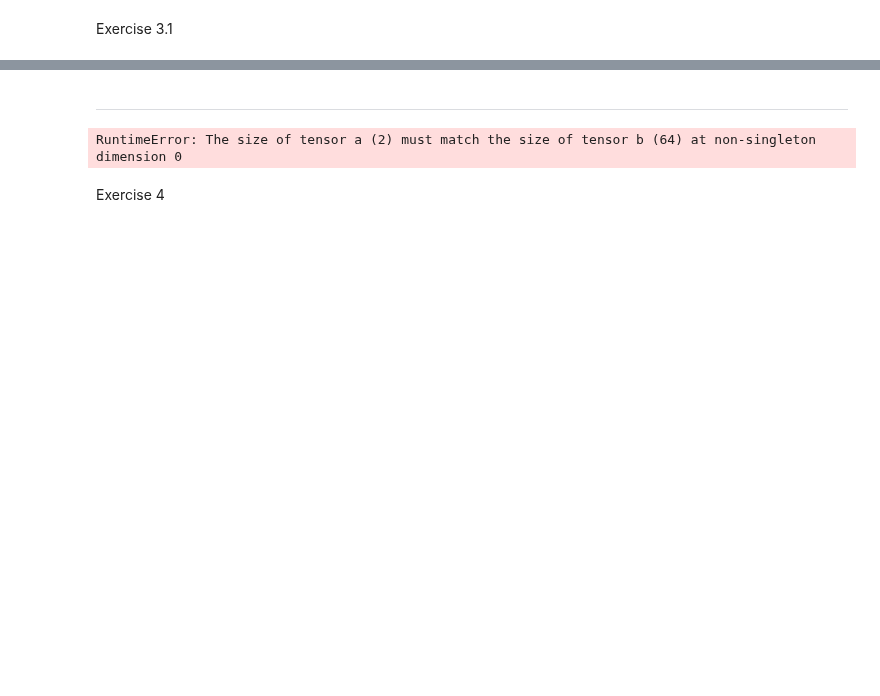
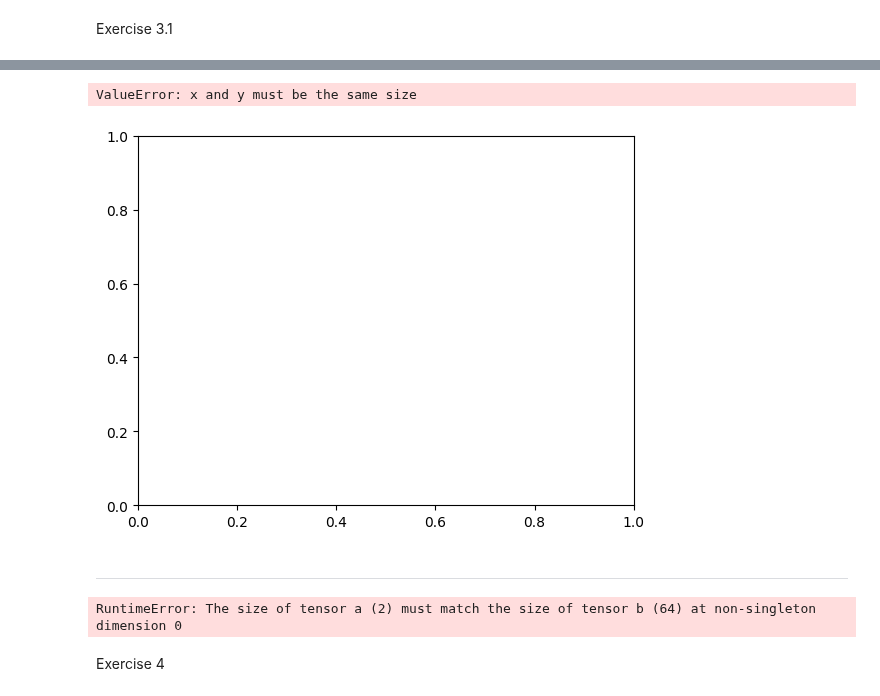
Before and after one commit to Kian-P/SCDAA, a Jupyter notebook: SCDAA-CW.ipynb, the cells around one changed output, grey strips where cells are left out. Cells and saved outputs as stored; diff of their text form; code cells hidden in the pictures; blank space fills up the shorter version.

```diff
--- a/SCDAA-CW.ipynb
+++ b/SCDAA-CW.ipynb
@@ -768,43 +832,40 @@ Epoch 900, Loss: 712.262939453125
 # %%
 # Assuming you have a function for the Monte Carlo simulation named `monte_carlo_solution`
 # And you have a trained neural network `model`
 
 # Sampling points for comparison
 t_val = torch.rand(1000, 1) * T
 x_val = torch.rand(1000, 2) * 6 - 3  # Sampled uniformly between [-3, 3]
 with torch.no_grad():
+    # Since your model's forward method expects both t and x as inputs, we'll need to concatenate them
     t_val_expanded = t_val.expand(-1, x_val.shape[1])
-    neural_net_solution = model.net(torch.cat((t_val_expanded, x_val), dim=1)).numpy().flatten()
+    validation_input = torch.cat((t_val_expanded, x_val), dim=1)
+    neural_net_solution = trained_network(t_val, x_val).view(-1).numpy()  # Flatten the result if necessary
 
 # Compute Monte Carlo solution for the same points
-mc_solution = monte_carlo_solution(t_val.numpy().flatten(), x_val.numpy())
+mc_solution = simulate_dynamics_w_constant_control(alpha, t0, x0, N_steps, num_samples, sigma, H, M, C, D, R)
 
 # Compute error
 error = np.abs(neural_net_solution - mc_solution)
-
-# Visualization of training loss
-plt.figure()
-plt.plot(training_losses)  # Assuming training_losses stores the loss from each epoch
-plt.xlabel('Epoch')
-plt.ylabel('Loss')
-plt.title('Training Loss over Time')
-plt.show()
 
 # Visualization of neural network solution vs Monte Carlo solution
 plt.figure()
 plt.scatter(mc_solution, neural_net_solution)
 plt.xlabel('Monte Carlo Solution')
 plt.ylabel('Neural Network Solution')
 plt.title('Neural Network Solution vs Monte Carlo Solution')
 plt.show()
 
 # Visualization of error distribution
 plt.figure()
 plt.hist(error, bins=50, alpha=0.75)
 plt.xlabel('Error')
 plt.ylabel('Frequency')
 plt.title('Error Distribution')
 plt.show()
+# %% [output]
+ValueError: x and y must be the same size
+[figure, added]
 # %% [markdown]
 ----
 # %%
```
Also changed, not shown: parts of 4 cells of this notebook.
